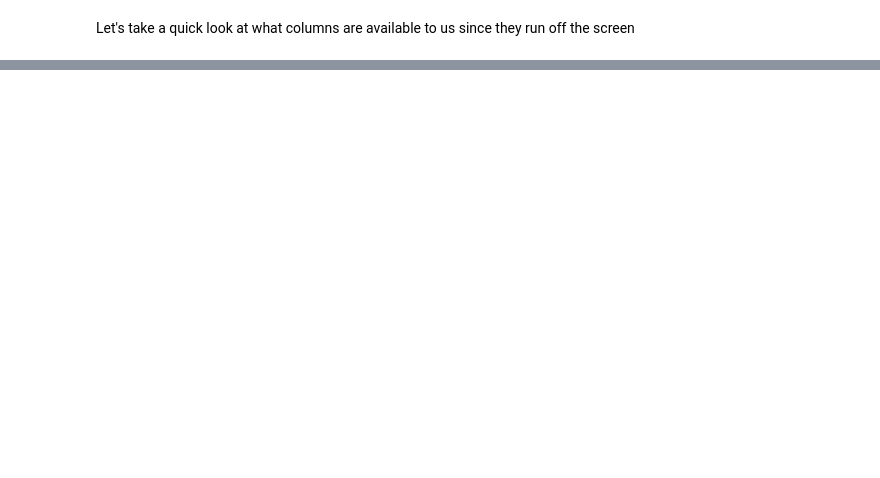
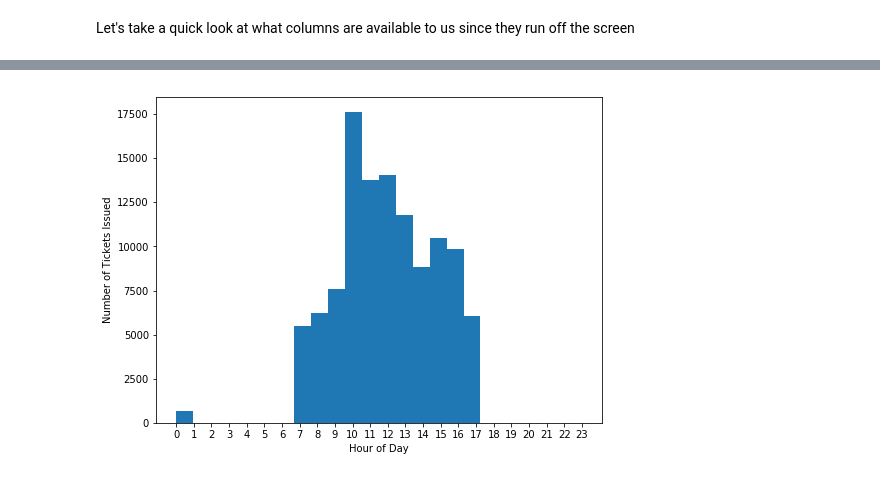
Before and after one commit to rbracco/louisville_data, a Jupyter notebook: nbs/parking/01_time_data_EDA.ipynb, the cells around one changed output, grey strips where cells are left out. Drawn from its saved outputs; the diff is of its cells as text; code cells hidden in the pictures; blank space fills up the shorter version.

Commit message:
add time data EDA

```diff
--- a/nbs/parking/01_time_data_EDA.ipynb
+++ b/nbs/parking/01_time_data_EDA.ipynb
@@ -30,0 +12,5 @@ test
+# %%
+#monkey-patch listdir functionality into pathlib
+Path.ls = lambda x: os.listdir(str(x))
+PATH = Path('../../data/parking')
+PATH_TIME = PATH/"time_data.csv"
@@ -30,0 +26,2 @@ test
+# %%
+df = pd.read_csv(PATH_TIME)
@@ -70,0 +92,3 @@ df["Hour"].hist()
+# %%
+df_meter = df[df["Violat"] == "X"]
+df_meter.shape
@@ -70,0 +106,8 @@ df["Hour"].hist()
+# %%
+plt.rcParams["figure.figsize"] = (8,6)
+plot.hist(df_meter["Hour"], bins=24)
+plot.xticks(np.arange(0, 24))
+plot.xlabel('Hour of Day');
+plot.ylabel('Number of Tickets Issued');
+# %% [output]
+[figure, added]
```
Also changed, not shown: parts of 19 cells of this notebook, 1 other file.
